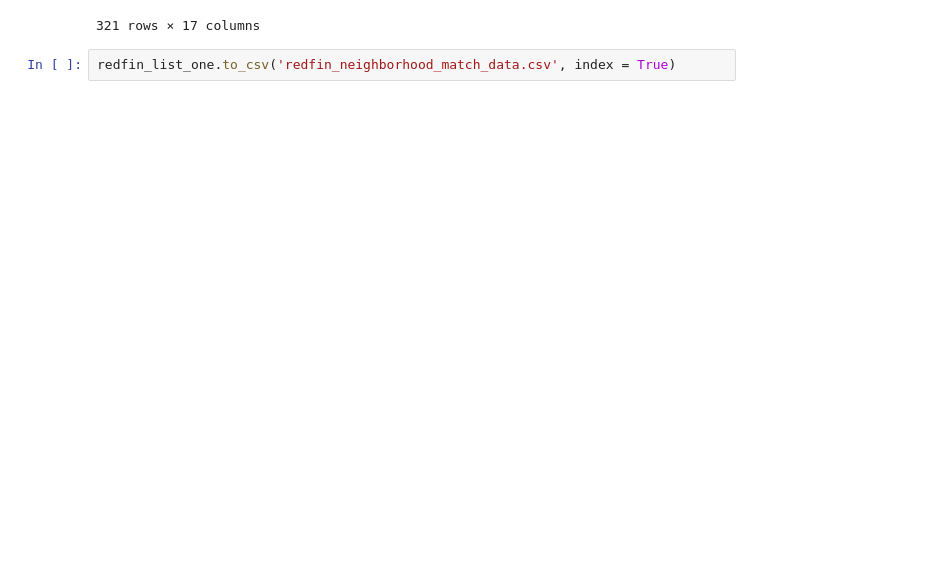
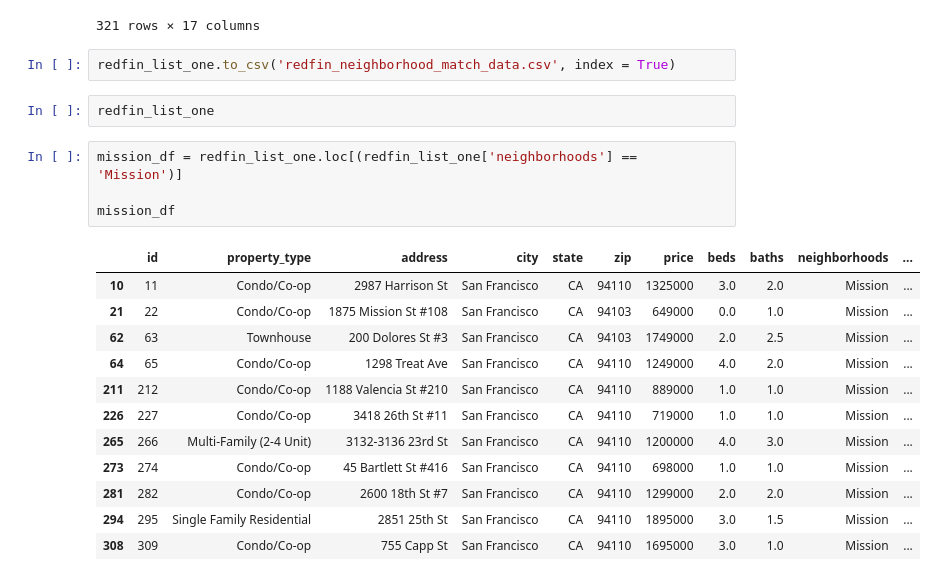
Before and after one commit to jennylynnramz/Project2, a Jupyter notebook: JenniferWorkingFiles/NeighborhoodMatch/cleaning_neighborhood_names.ipynb, the cells around one changed output. Saved outputs shown, nothing was run; the diff lists cells and outputs as text; blank space fills up the shorter version.

```diff
--- a/JenniferWorkingFiles/NeighborhoodMatch/cleaning_neighborhood_names.ipynb
+++ b/JenniferWorkingFiles/NeighborhoodMatch/cleaning_neighborhood_names.ipynb
@@ -296,3 +296,22 @@ redfin_list_one
 321 rows × 17 columns
 # %%
 redfin_list_one.to_csv('redfin_neighborhood_match_data.csv', index = True)
+# %%
+redfin_list_one
+# %%
+mission_df = redfin_list_one.loc[(redfin_list_one['neighborhoods'] == 'Mission')]
+
+mission_df
+# %% [output]
+|  | id | property_type | address | city | state | zip | price | beds | baths | neighborhoods | ... |
+| 10 | 11 | Condo/Co-op | 2987 Harrison St | San Francisco | CA | 94110 | 1325000 | 3.0 | 2.0 | Mission | ... |
+| 21 | 22 | Condo/Co-op | 1875 Mission St #108 | San Francisco | CA | 94103 | 649000 | 0.0 | 1.0 | Mission | ... |
+| 62 | 63 | Townhouse | 200 Dolores St #3 | San Francisco | CA | 94103 | 1749000 | 2.0 | 2.5 | Mission | ... |
+| 64 | 65 | Condo/Co-op | 1298 Treat Ave | San Francisco | CA | 94110 | 1249000 | 4.0 | 2.0 | Mission | ... |
+| 211 | 212 | Condo/Co-op | 1188 Valencia St #210 | San Francisco | CA | 94110 | 889000 | 1.0 | 1.0 | Mission | ... |
+| 226 | 227 | Condo/Co-op | 3418 26th St #11 | San Francisco | CA | 94110 | 719000 | 1.0 | 1.0 | Mission | ... |
+| 265 | 266 | Multi-Family (2-4 Unit) | 3132-3136 23rd St | San Francisco | CA | 94110 | 1200000 | 4.0 | 3.0 | Mission | ... |
+| 273 | 274 | Condo/Co-op | 45 Bartlett St #416 | San Francisco | CA | 94110 | 698000 | 1.0 | 1.0 | Mission | ... |
+| 281 | 282 | Condo/Co-op | 2600 18th St #7 | San Francisco | CA | 94110 | 1299000 | 2.0 | 2.0 | Mission | ... |
+| 294 | 295 | Single Family Residential | 2851 25th St | San Francisco | CA | 94110 | 1895000 | 3.0 | 1.5 | Mission | ... |
+| 308 | 309 | Condo/Co-op | 755 Capp St | San Francisco | CA | 94110 | 1695000 | 3.0 | 1.0 | Mission | ... |
```
Also changed, not shown: parts of 7 cells of this notebook, 1 other file.
